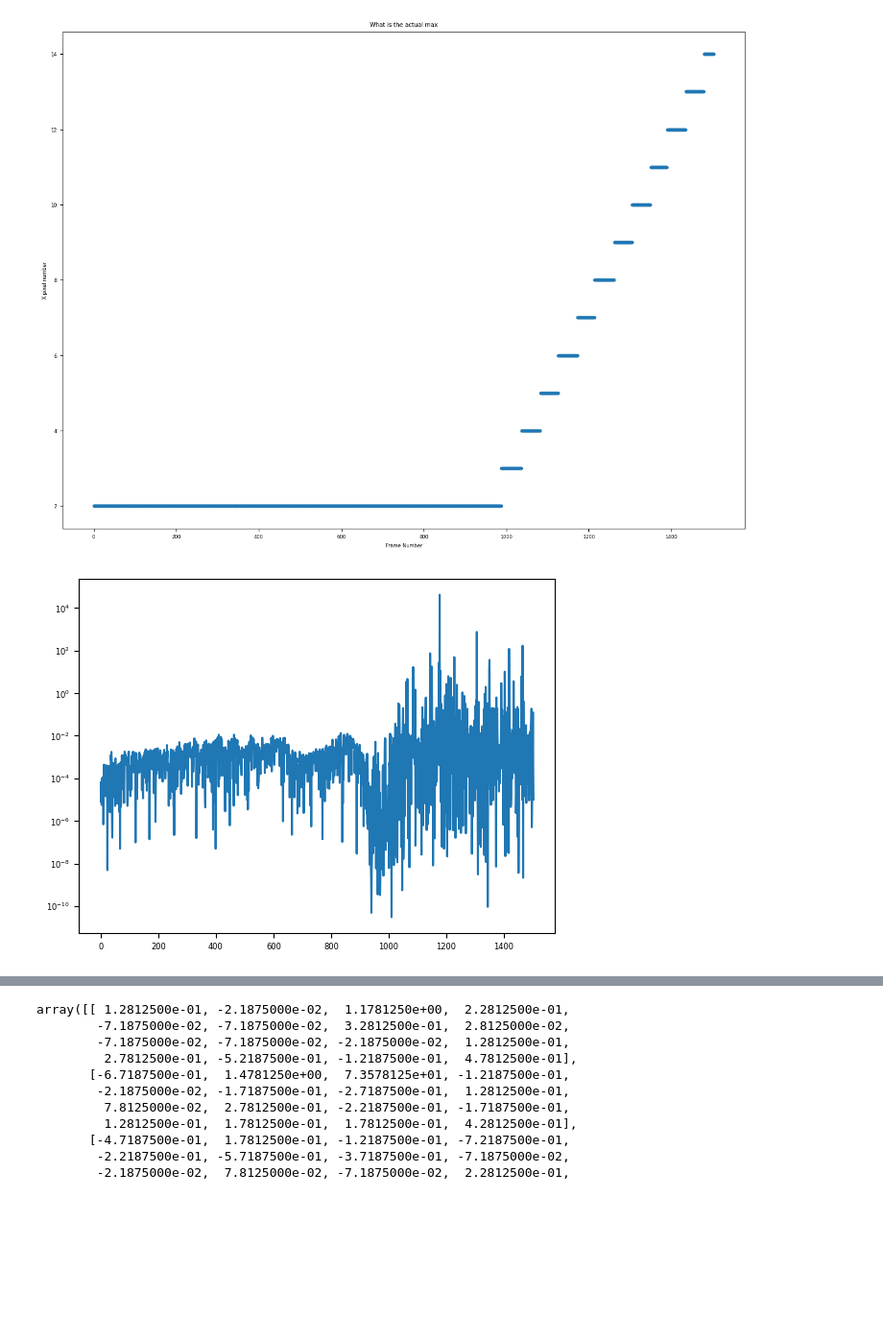
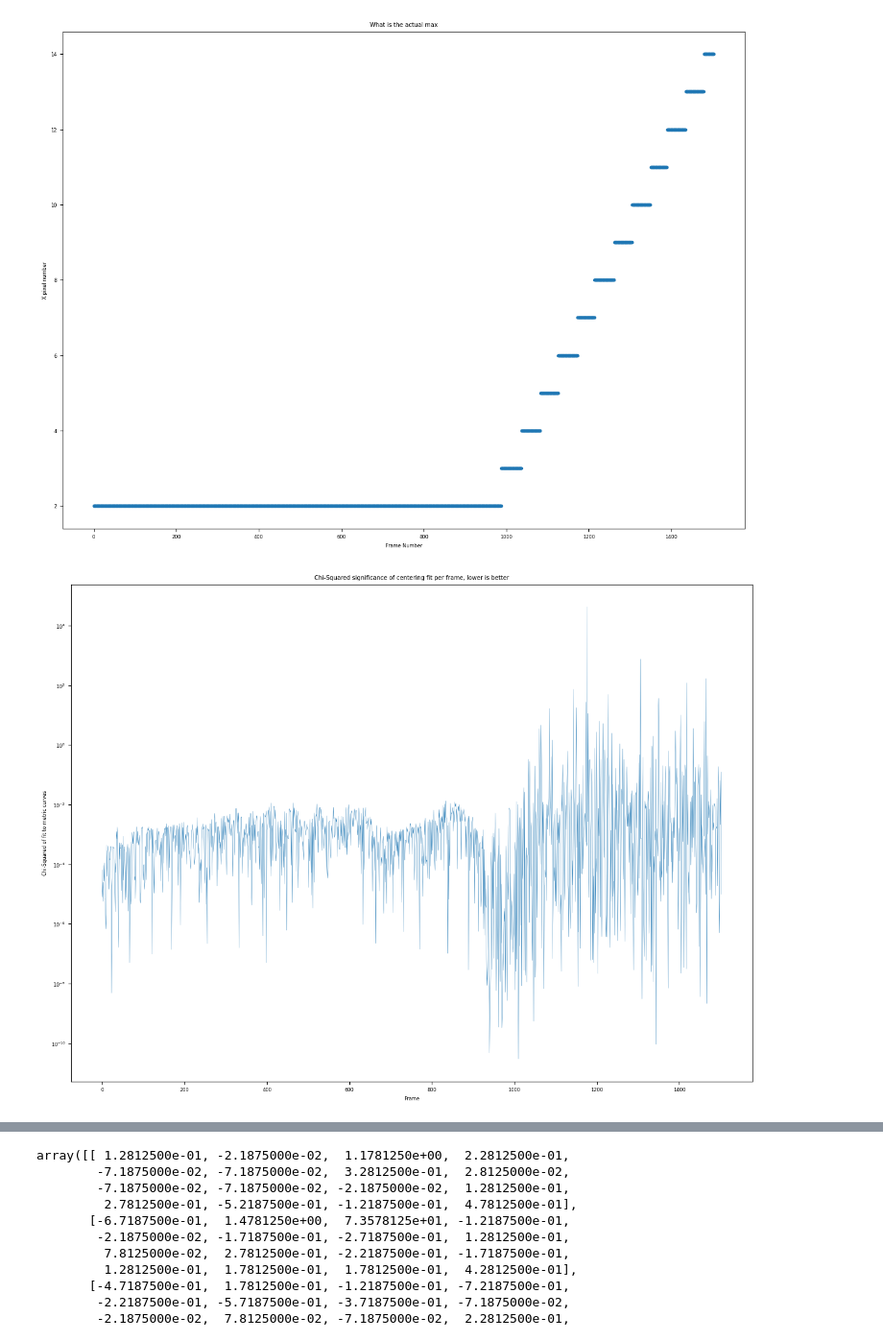
Before and after one commit to AnIndefiniteArticle/slapvisos, a Jupyter notebook: Untitled.ipynb, the cells around one changed output, grey strips where cells are left out. Shown at 96% size. Saved outputs shown, nothing was run; the diff lists cells and outputs as text; code cells hidden in the pictures; blank space fills up the shorter version.

```diff
--- a/Untitled.ipynb
+++ b/Untitled.ipynb
@@ -257,7 +247,12 @@ plt.savefig(outdir + occname + "-actuallybrightest.png")
 # %% [output]
 [figure]
 # %%
-plt.plot(np.nanmin(comparisons, axis=1))
+plt.figure(figsize=(15,11))
+plt.plot(np.nanmin(comparisons, axis=1), linewidth=0.3)
 plt.yscale("log")
+plt.ylabel("Chi-Squared of fit to metric curves")
+plt.xlabel("Frame")
+plt.title("Chi-Squared significance of centering fit per frame, lower is better")
+plt.savefig(outdir + occname + "-centeringsignificance.png")
 # %% [output]
-[figure, old version]
+[figure, new version]
```
Also changed, not shown: parts of 7 cells of this notebook, 1 other file.
